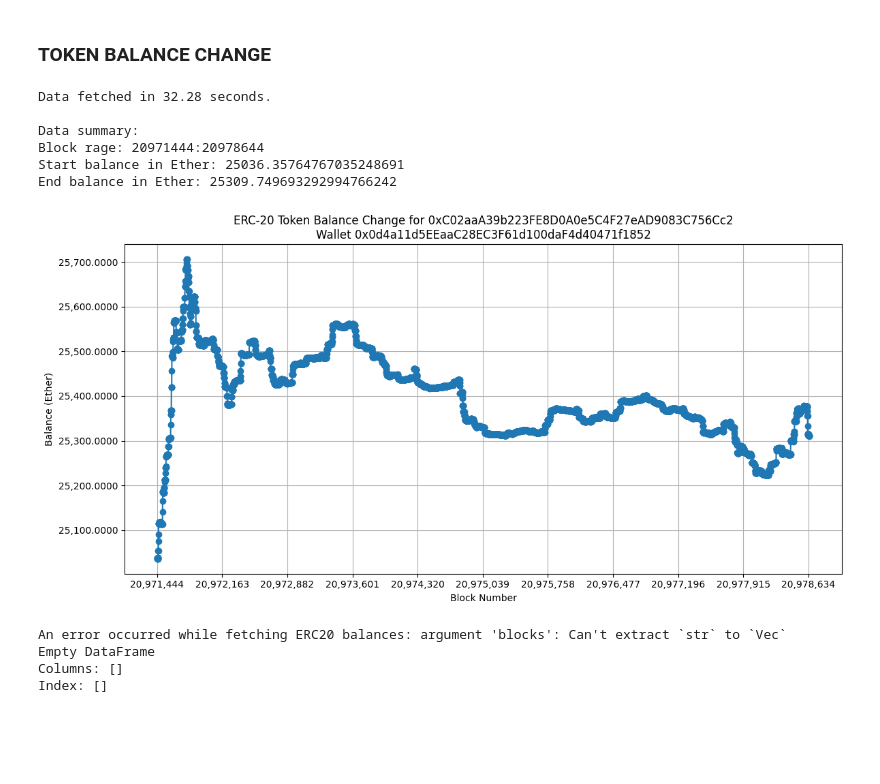
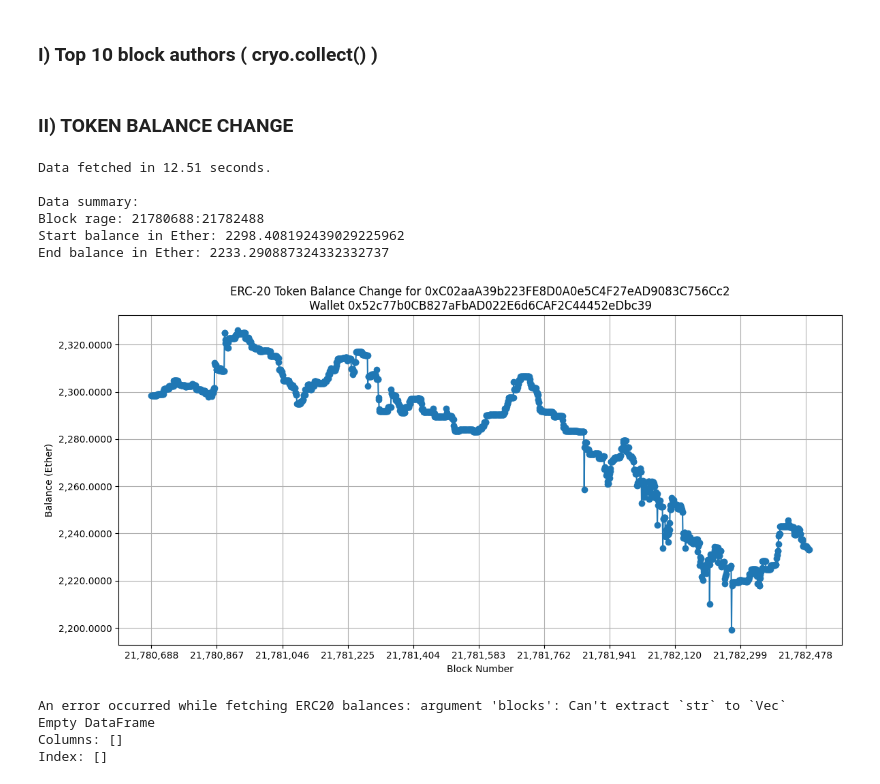
Before and after one commit to adrienmarjollet/defi_project_main, a Jupyter notebook: examples/test_cryowrapper.ipynb, the cells around one changed output. Cells and saved outputs as stored; diff of their text form; code cells hidden in the pictures; blank space fills up the shorter version.

Commit message:
INITIAL COMMIT defi project main

```diff
--- a/examples/test_cryowrapper.ipynb
+++ b/examples/test_cryowrapper.ipynb
@@ -15,18 +0,0 @@ ModuleNotFoundError: No module named 'cryo'
-# %%
-# Collect blockchain data using the cryo library and return it as a pandas DataFrame
-# Specifying blocks range and output format
-data = cryo.collect(
-    "blocks",
-    blocks=["18734050:18735050"],
-    rpc=eth_rpc,
-    output_format="pandas",
-    hex=True
-)
-
-# Displaying the column names of the DataFrame
-print("Columns in the DataFrame:")
-for column in data.columns:
-    print(column)
-
-# Print the entire DataFrame
-print(data)
@@ -78 +48,3 @@ data = cryo.freeze(
+# %% [markdown]
+### I) Top 10 block authors ( cryo.collect() )
 # %%
@@ -154,36 +114,25 @@ if __name__ == "__main__":
 # %% [markdown]
-### TOKEN BALANCE CHANGE
+### II) TOKEN BALANCE CHANGE
 # %%
-import os
-import time
-from dotenv import load_dotenv
-import cryo
-import pandas as pd
-import matplotlib.pyplot as plt
-import matplotlib.ticker as ticker
-from web3 import Web3
-
 # Constants
 ETH_RPC_VAR = "ETH_RPC"
-LOOKBACK_BLOCKS = 7200 # Approx a day in the past
+LOOKBACK_BLOCKS = int(7200/4) # 7200 is approx a day in the past
 CONTRACT_ADDRESS = '0xC02aaA39b223FE8D0A0e5C4F27eAD9083C756Cc2' # WETH
-WALLET_ADDRESS = '0x0d4a11d5EEaaC28EC3F61d100daF4d40471f1852'   # WETH-USDT pool Uniswap V2
+# WALLET_ADDRESS = '0x0d4a11d5EEaaC28EC3F61d100daF4d40471f1852'   # WETH-USDT pool Uniswap V2
+WALLET_ADDRESS = '0x52c77b0CB827aFbAD022E6d6CAF2C44452eDbc39' # SP69000 WETH-SP69000 pool Uniswap
 
-# Initialize environment variables and Web3
-load_dotenv()
-eth_rpc = os.getenv(ETH_RPC_VAR)
-w3 = Web3(Web3.HTTPProvider(eth_rpc))
 
 def check_eth_rpc_connection(eth_rpc):
     """Check connection to Ethereum RPC."""
     if not eth_rpc:
         raise ValueError(f"Environment variable {ETH_RPC_VAR} not found")
-    if not w3.is_connected():
+    if not web3.is_connected():
         raise ConnectionError("Failed to connect to Ethereum node.")
 
 def get_block_range(lookback_blocks):
+    #TODO add a tickrate for the block to have them every X blocks
     """Determine the range of blocks to fetch."""
-    latest_block = w3.eth.block_number
+    latest_block = web3.eth.block_number
     start_block = max(0, latest_block - lookback_blocks)
     return f"{start_block}:{latest_block}"
 
@@ -197,7 +146,7 @@ def fetch_erc20_balances(block_range):
         rpc=eth_rpc,
         output_format="pandas",
         hex=True,
-        requests_per_second=900 # Adapt the RPS to your endpoint
+        requests_per_second=250 # Adapt the RPS to your endpoint
     )
 
 def convert_balance_to_ether(balance_str):
@@ -233,45 +182,44 @@ def main():
     check_eth_rpc_connection(eth_rpc)
     block_range = get_block_range(LOOKBACK_BLOCKS)
 
     # Start timing the data fetch
     start_time = time.time()
 
     # Fetch the data
     data = fetch_erc20_balances(block_range)
 
     # End timing the data fetch
     end_time = time.time()
     elapsed_time = end_time - start_time
     print(f"Data fetched in {elapsed_time:.2f} seconds.")
 
     if data.empty:
         print("No data available for plotting.")
         return
 
     # Prepare data for plotting
     data = data[['block_number', 'erc20', 'address', 'balance_string']]
     data['balance_ether'] = data['balance_string'].apply(convert_balance_to_ether)
     data = data[data['balance_ether'].notnull()]  # Filter out rows with None values
 
-    # Print data summary to the console
-    print("\nData summary:")
-    print(f"Block rage: {block_range}")
-    print(f"Start balance in Ether: {data.iloc[0]['balance_ether']}")
-    print(f"End balance in Ether: {data.iloc[-1]['balance_ether']}")
+    # # Print data summary to the console
+    # print("\nData summary:")
+    # print(f"Block rage: {block_range}")
+    # print(f"Start balance in Ether: {data.iloc[0]['balance_ether']}")
+    # print(f"End balance in Ether: {data.iloc[-1]['balance_ether']}")
 
     # Plot the balance changes over time
     plot_balance_change_over_time(data)
 
-if __name__ == "__main__":
-    main()
+main()
 # %% [output]
-Data fetched in 32.28 seconds.
+Data fetched in 12.51 seconds.
 
 Data summary:
-Block rage: 20971444:20978644
-Start balance in Ether: 25036.35764767035248691
-End balance in Ether: 25309.749693292994766242
+Block rage: 21780688:21782488
+Start balance in Ether: 2298.408192439029225962
+End balance in Ether: 2233.290887324332332737
-[figure, old version]
+[figure, new version]
 # %%
 erc20_tokens = [
     "0xa0b86991c6218b36c1d19d4a2e9eb0ce3606eb48",  # USDC
```
Also changed, not shown: parts of 8 cells of this notebook, 13 other files.
